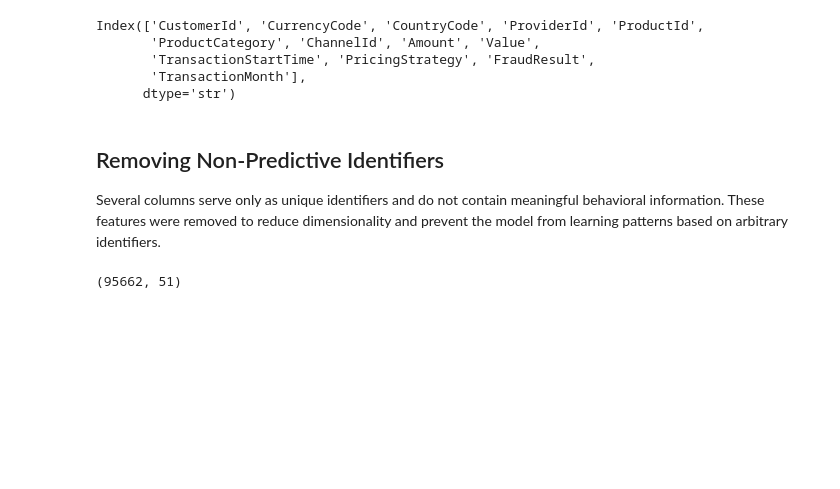
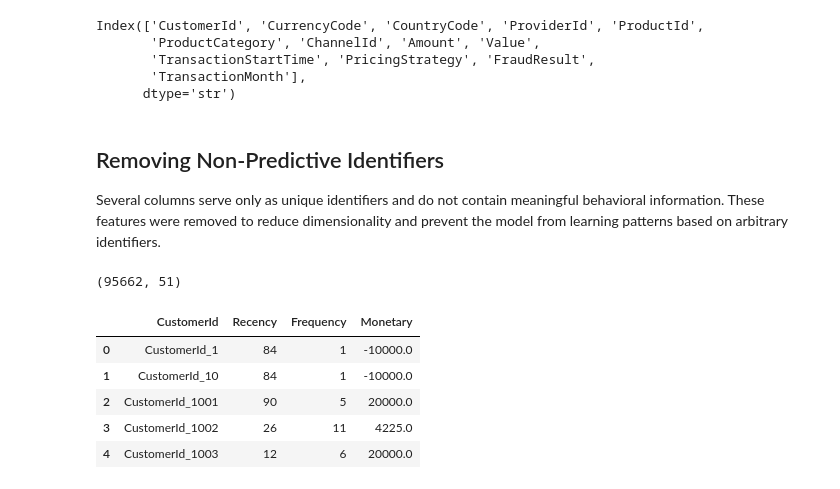
Before and after one commit to Pomiyilma/Credit-Risk-Model, a Jupyter notebook: notebooks/all.ipynb, the cells around one changed output. Cells and saved outputs as stored; diff of their text form; code cells hidden in the pictures; blank space fills up the shorter version.

```diff
--- a/notebooks/all.ipynb
+++ b/notebooks/all.ipynb
@@ -431,3 +431,16 @@ X = pipeline.fit_transform(
 print(X.shape)
 # %% [output]
 (95662, 51)
+# %%
+from src.data_processing import create_rfm_features
+
+rfm_df = create_rfm_features(df)
+
+rfm_df.head()
+# %% [output]
+|  | CustomerId | Recency | Frequency | Monetary |
+| 0 | CustomerId_1 | 84 | 1 | -10000.0 |
+| 1 | CustomerId_10 | 84 | 1 | -10000.0 |
+| 2 | CustomerId_1001 | 90 | 5 | 20000.0 |
+| 3 | CustomerId_1002 | 26 | 11 | 4225.0 |
+| 4 | CustomerId_1003 | 12 | 6 | 20000.0 |
```
Also changed, not shown: parts of 10 cells of this notebook, 1 other file.
